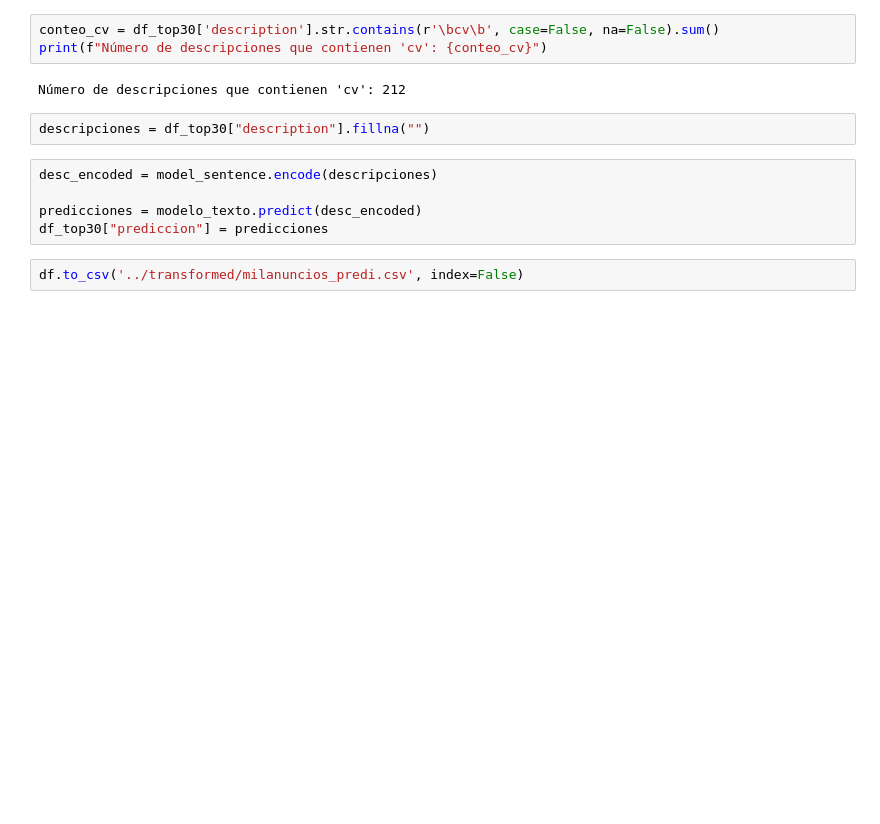
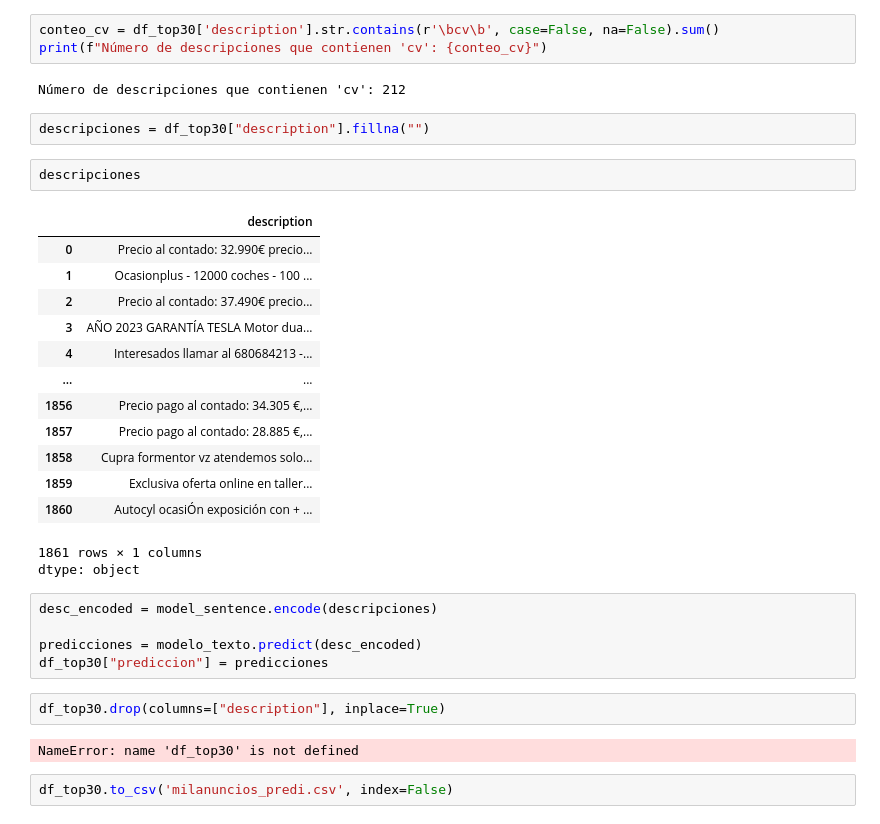
Before and after one commit to ProyectoIABD/ProyectoFinalMaster, a Jupyter notebook: src/data_transformation/milanuncios_data_transform.ipynb, the cells around one changed output. Saved outputs shown, nothing was run; the diff lists cells and outputs as text; blank space fills up the shorter version.

```diff
--- a/src/data_transformation/milanuncios_data_transform.ipynb
+++ b/src/data_transformation/milanuncios_data_transform.ipynb
@@ -60,10 +70,31 @@ print(f"Número de descripciones que contienen 'cv': {conteo_cv}")
 Número de descripciones que contienen 'cv': 212
 # %%
 descripciones = df_top30["description"].fillna("")
+# %%
+descripciones
+# %% [output]
+|  | description |
+| 0 | Precio al contado: 32.990€ precio... |
+| 1 | Ocasionplus - 12000 coches - 100 ... |
+| 2 | Precio al contado: 37.490€ precio... |
+| 3 | AÑO 2023 GARANTÍA TESLA Motor dua... |
+| 4 | Interesados llamar al 680684213 -... |
+| ... | ... |
+| 1856 | Precio pago al contado: 34.305 €,... |
+| 1857 | Precio pago al contado: 28.885 €,... |
+| 1858 | Cupra formentor vz atendemos solo... |
+| 1859 | Exclusiva oferta online en taller... |
+| 1860 | Autocyl ocasiÓn exposición con + ... |
+1861 rows × 1 columns
+dtype: object
 # %%
 desc_encoded = model_sentence.encode(descripciones)
 
 predicciones = modelo_texto.predict(desc_encoded)
 df_top30["prediccion"] = predicciones
+# %%
+df_top30.drop(columns=["description"], inplace=True)
+# %% [output]
+NameError: name 'df_top30' is not defined
 # %%
-df.to_csv('../transformed/milanuncios_predi.csv', index=False)
+df_top30.to_csv('milanuncios_predi.csv', index=False)
```
Also changed, not shown: parts of 3 cells of this notebook, 1 other file.
